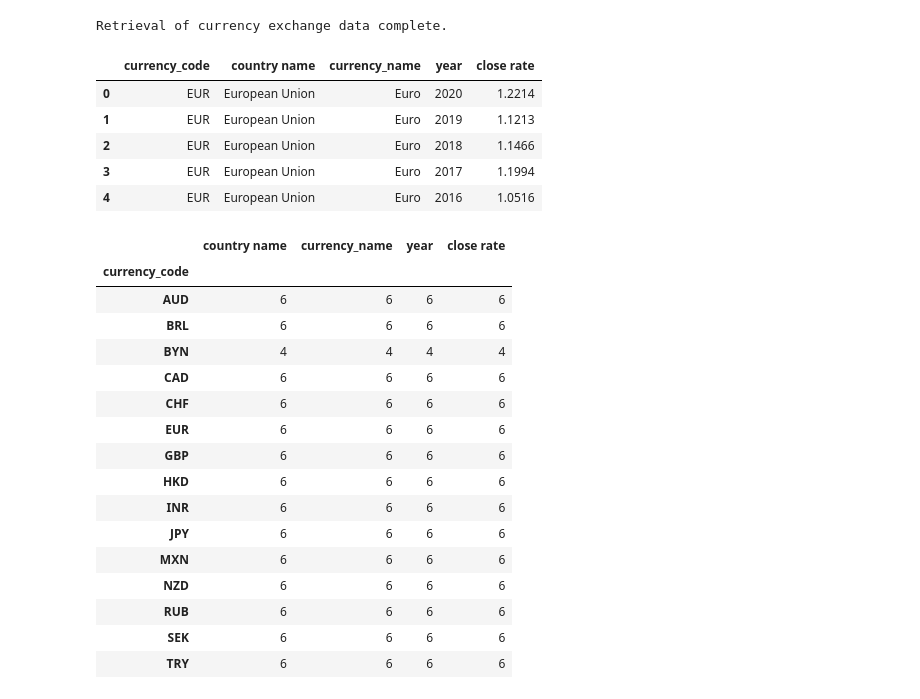
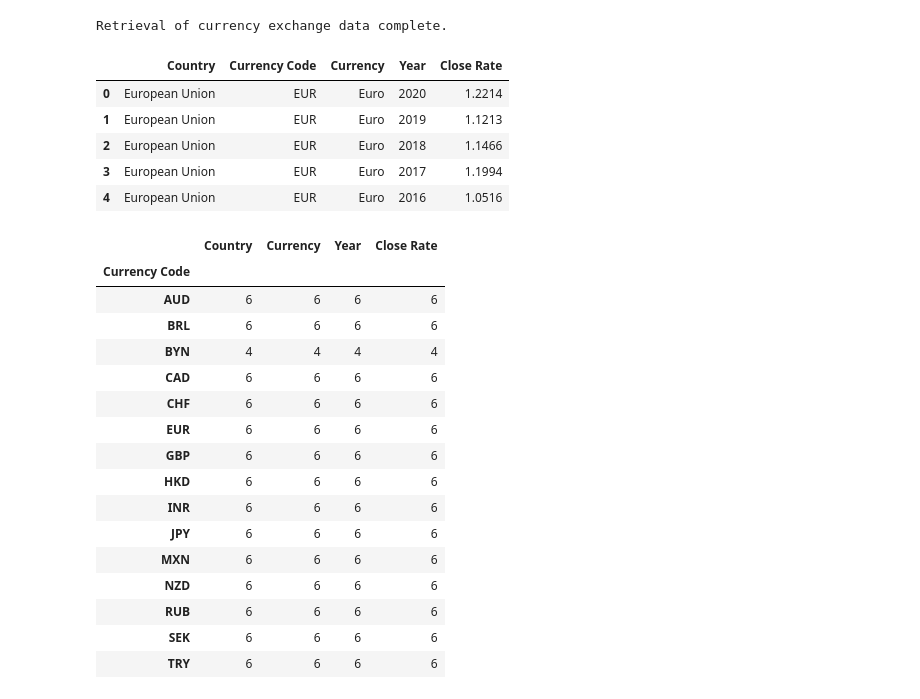
Before and after one commit to kmspitzer/Exchange-Rate-Project, a Jupyter notebook: ExchangeRate.ipynb, the cells around one changed output. Drawn from its saved outputs; the diff is of its cells as text; code cells hidden in the pictures.

```diff
--- a/ExchangeRate.ipynb
+++ b/ExchangeRate.ipynb
@@ -68,24 +68,24 @@ print("Retrieval of currency exchange data complete.")
 Retrieval of currency exchange data complete.
 # %%
 # build dataframe
-exchange_data = pd.DataFrame({"currency_code": currency_code, "country name": country_name, "currency_name": currency_name, "year": year, "close rate": close_rate})
+exchange_data = pd.DataFrame({"Country": country_name, "Currency Code": currency_code, "Currency": currency_name, "Year": year, "Close Rate": close_rate})
 exchange_data.head()
 # %% [output]
-|  | currency_code | country name | currency_name | year | close rate |
-| 0 | EUR | European Union | Euro | 2020 | 1.2214 |
-| 1 | EUR | European Union | Euro | 2019 | 1.1213 |
-| 2 | EUR | European Union | Euro | 2018 | 1.1466 |
-| 3 | EUR | European Union | Euro | 2017 | 1.1994 |
-| 4 | EUR | European Union | Euro | 2016 | 1.0516 |
+|  | Country | Currency Code | Currency | Year | Close Rate |
+| 0 | European Union | EUR | Euro | 2020 | 1.2214 |
+| 1 | European Union | EUR | Euro | 2019 | 1.1213 |
+| 2 | European Union | EUR | Euro | 2018 | 1.1466 |
+| 3 | European Union | EUR | Euro | 2017 | 1.1994 |
+| 4 | European Union | EUR | Euro | 2016 | 1.0516 |
 # %%
 # remove datapoints before 2014 and after 2020
-analysis_data = exchange_data.loc[(exchange_data["year"] >= "2014") & (exchange_data["year"] < "2020")]
+analysis_data = exchange_data.loc[(exchange_data["Year"] >= "2014") & (exchange_data["Year"] < "2020")]
 
 # just a check for consistent datapoints across currencies
-analysis_data.groupby("currency_code").count()
+analysis_data.groupby("Currency Code").count()
 # %% [output]
-|  | country name | currency_name | year | close rate |
-| currency_code |  |  |  |  |
+|  | Country | Currency | Year | Close Rate |
+| Currency Code |  |  |  |  |
 | AUD | 6 | 6 | 6 | 6 |
 | BRL | 6 | 6 | 6 | 6 |
 | BYN | 4 | 4 | 4 | 4 |
```
Also changed, not shown: parts of 2 cells of this notebook, 37 other files.
